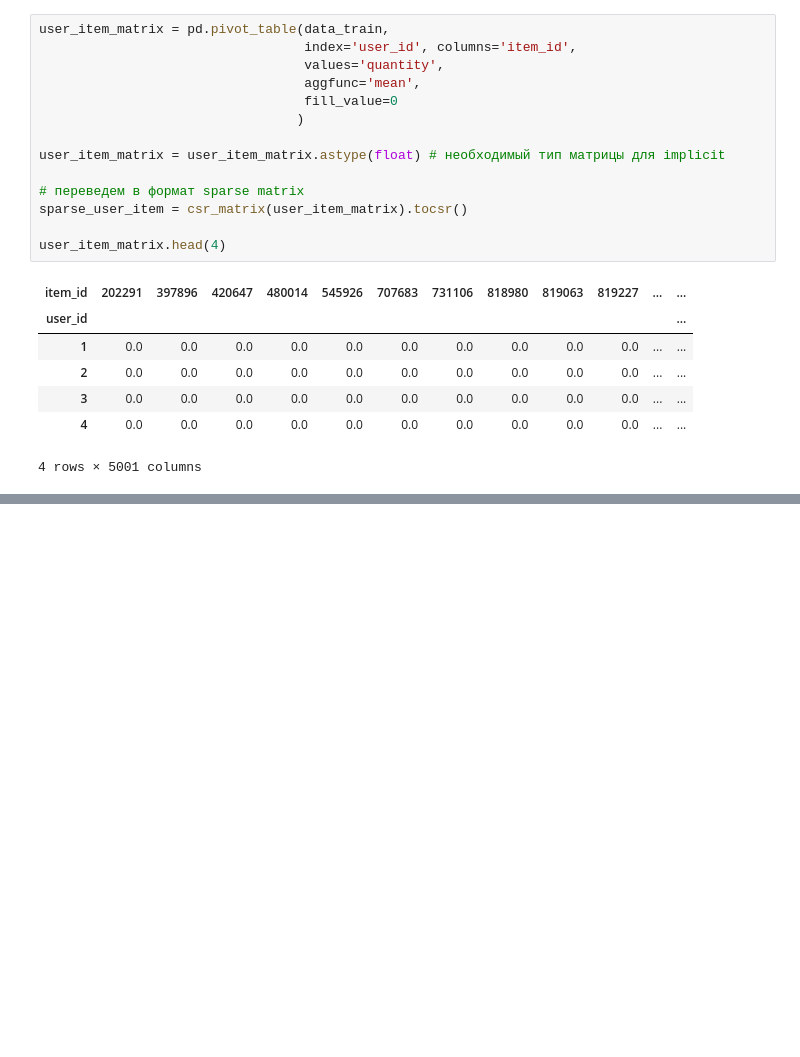
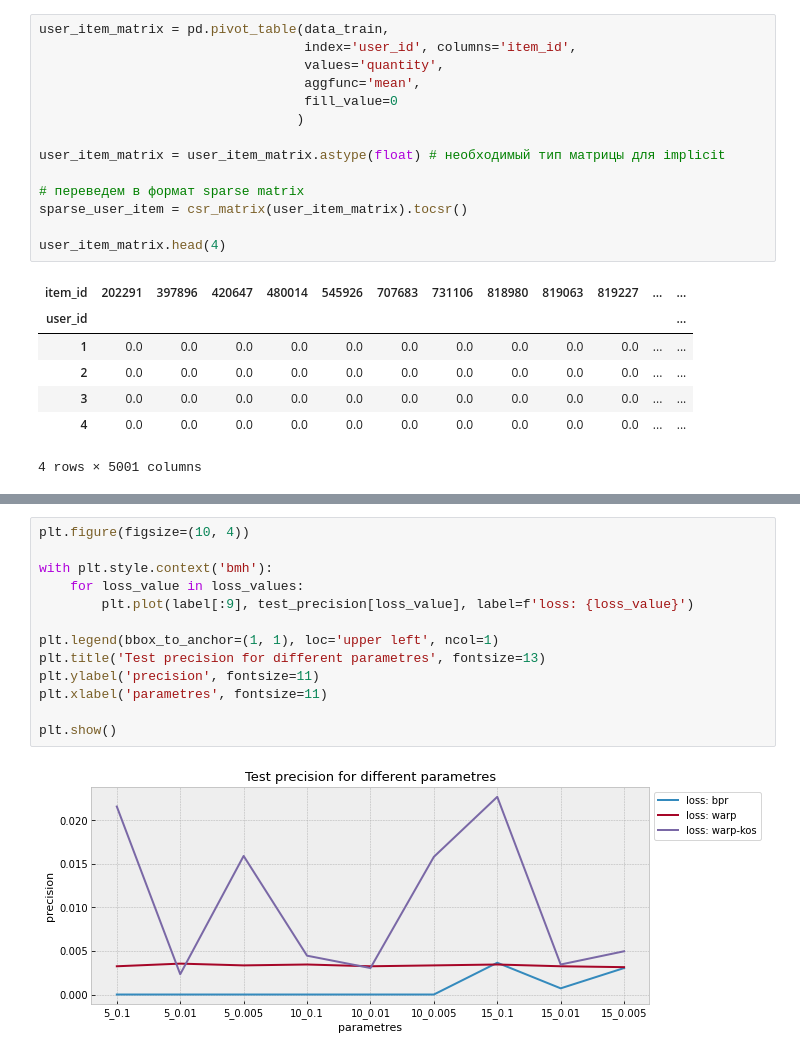
Before and after one commit to a1exkuchin/recommendation_systems, a Jupyter notebook: lesson-5.ipynb, the cells around one changed output, grey strips where cells are left out. Drawn from its saved outputs; the diff is of its cells as text; blank space fills up the shorter version.

```diff
--- a/lesson-5.ipynb
+++ b/lesson-5.ipynb
@@ -291,0 +468,15 @@ user_item_matrix.head(4)
+# %%
+plt.figure(figsize=(10, 4))
+
+with plt.style.context('bmh'):
+    for loss_value in loss_values:
+        plt.plot(label[:9], test_precision[loss_value], label=f'loss: {loss_value}')
+
+plt.legend(bbox_to_anchor=(1, 1), loc='upper left', ncol=1)
+plt.title('Test precision for different parametres', fontsize=13)
+plt.ylabel('precision', fontsize=11)
+plt.xlabel('parametres', fontsize=11)
+
+plt.show()
+# %% [output]
+[figure, added]
```
Also changed, not shown: parts of 16 cells of this notebook.
